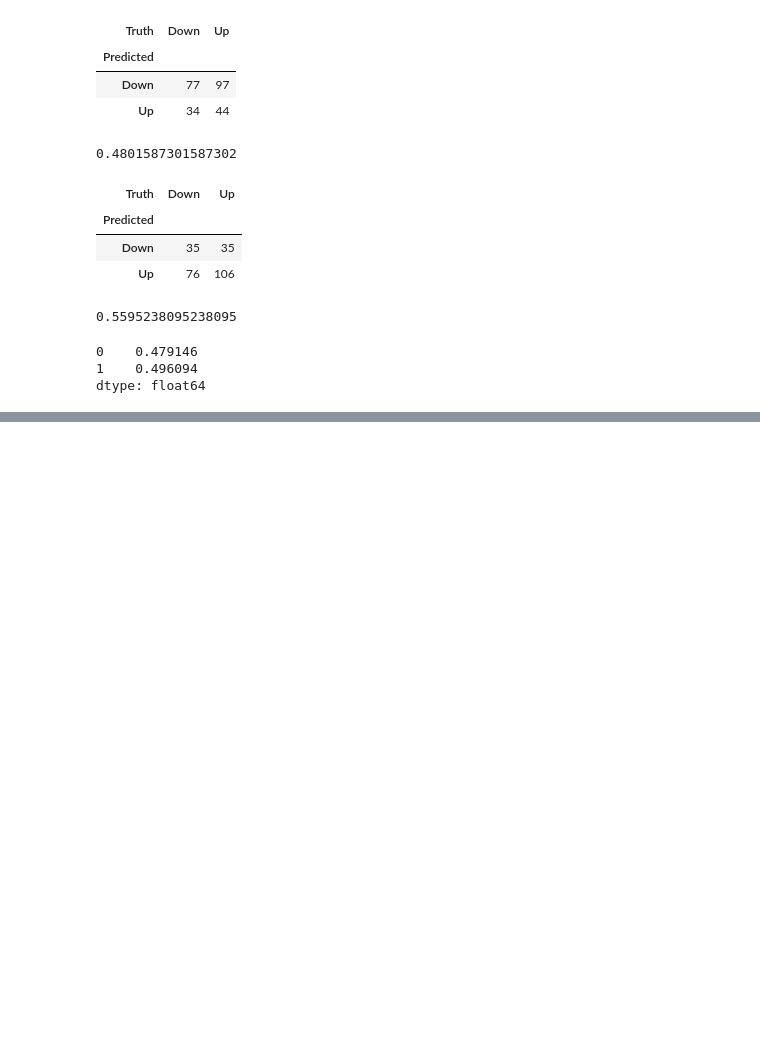
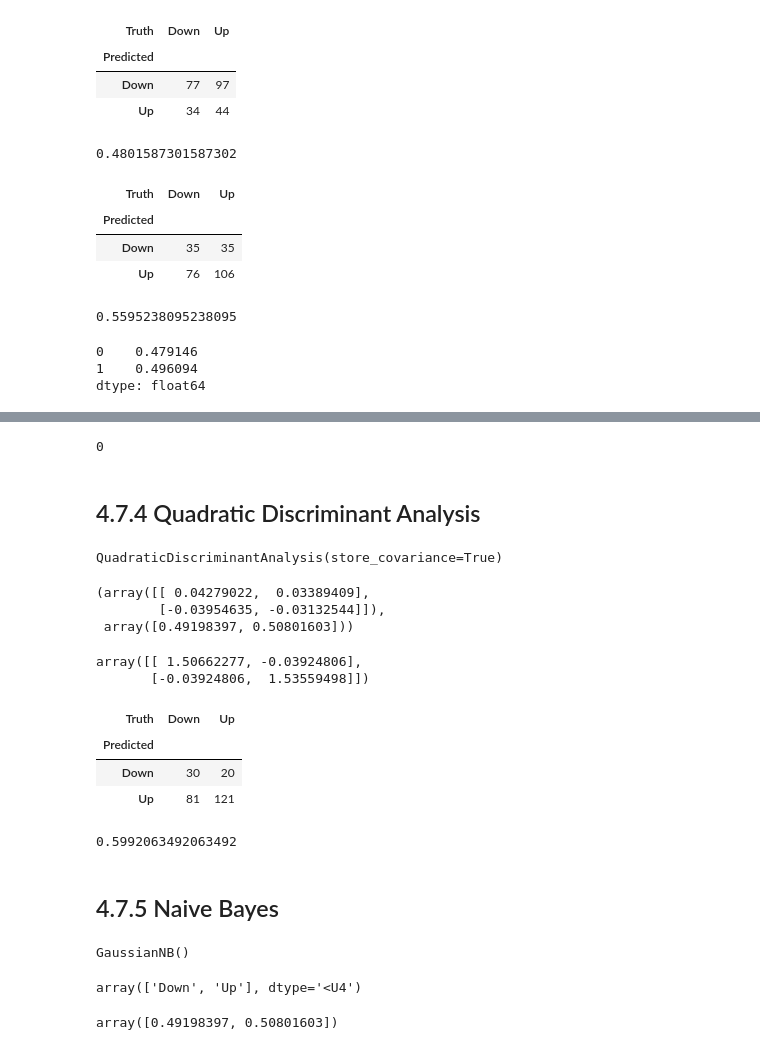
Before and after one commit to Mitfort/StatisticalLearning, a Jupyter notebook: lab4.ipynb, the cells around one changed output, grey strips where cells are left out. Drawn from its saved outputs; the diff is of its cells as text; code cells hidden in the pictures; blank space fills up the shorter version.

```diff
--- a/lab4.ipynb
+++ b/lab4.ipynb
@@ -183,0 +186,5 @@ dtype: float64
+# %%
+lda = LDA(store_covariance=True)
+# %%
+X_train,X_test = [M.drop(columns=['intercept']) for M in [X_train,X_test]]
+lda.fit(X_train,L_train)
@@ -183,0 +229,49 @@ dtype: float64
+# %%
+np.sum(lda_prob[:,0] > 0.9)
+# %% [output]
+0
+# %% [markdown]
+## 4.7.4 Quadratic Discriminant Analysis
+# %%
+qda = QDA(store_covariance=True)
+qda.fit(X_train,L_train)
+# %% [output]
+QuadraticDiscriminantAnalysis(store_covariance=True)
+# %%
+qda.means_,qda.priors_
+# %% [output]
+(array([[ 0.04279022,  0.03389409],
+        [-0.03954635, -0.03132544]]),
+ array([0.49198397, 0.50801603]))
+# %%
+qda.covariance_[0]
+# %% [output]
+array([[ 1.50662277, -0.03924806],
+       [-0.03924806,  1.53559498]])
+# %%
+qda_pred = qda.predict(X_test)
+confusion_table(qda_pred,L_test)
+# %% [output]
+| Truth | Down | Up |
+| Predicted |  |  |
+| Down | 30 | 20 |
+| Up | 81 | 121 |
+# %%
+np.mean(qda_pred == L_test)
+# %% [output]
+0.5992063492063492
+# %% [markdown]
+## 4.7.5 Naive Bayes
+# %%
+NB = GaussianNB()
+NB.fit(X_train,L_train)
+# %% [output]
+GaussianNB()
+# %%
+NB.classes_
+# %% [output]
+array(['Down', 'Up'], dtype='<U4')
+# %%
+NB.class_prior_
+# %% [output]
+array([0.49198397, 0.50801603])
```
Also changed, not shown: parts of 12 cells of this notebook.
